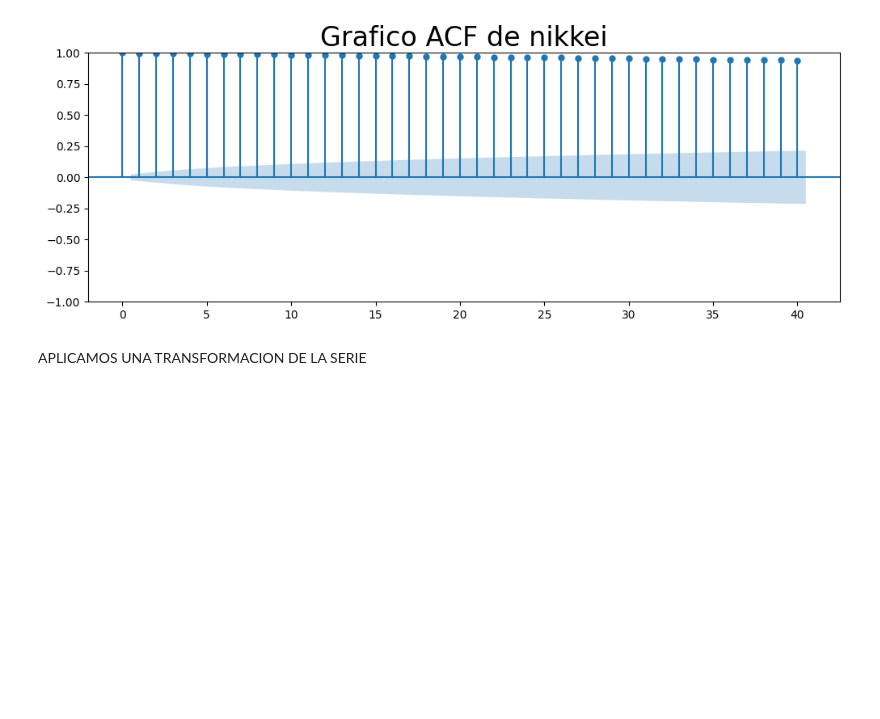
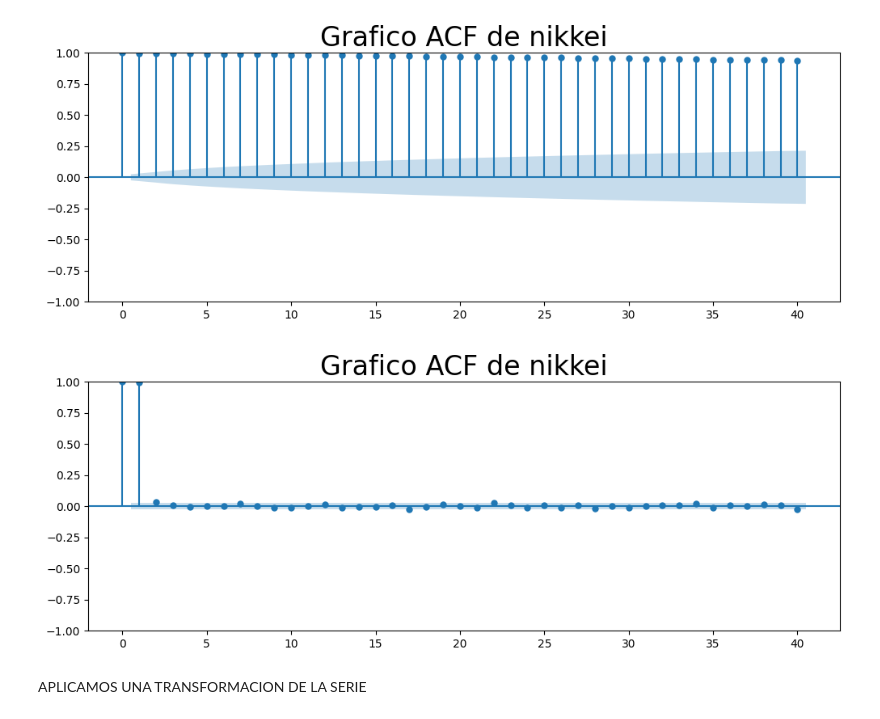
Before and after one commit to waldof86/AST, a Jupyter notebook: AST_Clase_1_ejercicio_1.ipynb, the cells around one changed output. Drawn from its saved outputs; the diff is of its cells as text; code cells hidden in the pictures; blank space fills up the shorter version.

```diff
--- a/AST_Clase_1_ejercicio_1.ipynb
+++ b/AST_Clase_1_ejercicio_1.ipynb
@@ -280,6 +281,12 @@ plt.title("Grafico ACF de nikkei", size= 24)
 plt.show()
 # %% [output]
 [figure]
+# %%
+plot_pacf(df_comp.nikkei,lags=40)
+plt.title("Grafico ACF de nikkei", size= 24)
+plt.show()
+# %% [output]
+[figure, added]
 # %% [markdown]
 APLICAMOS UNA TRANSFORMACION DE LA SERIE
 # %%
```
Also changed, not shown: parts of 8 cells of this notebook.
